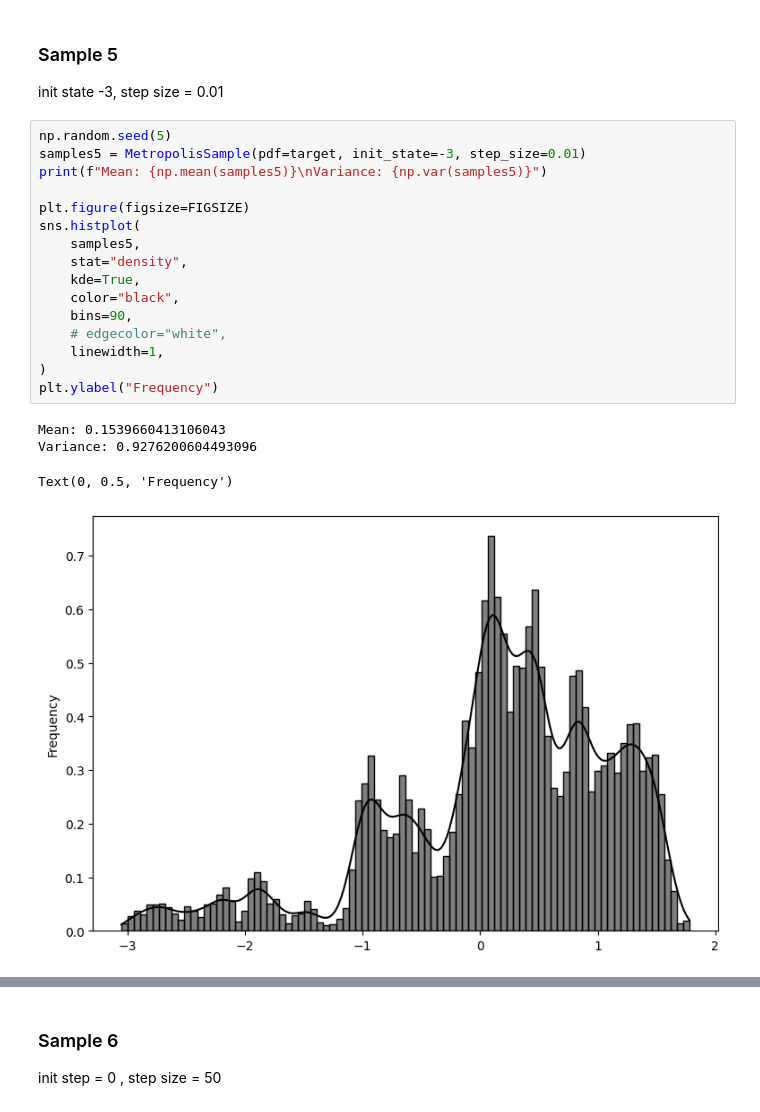
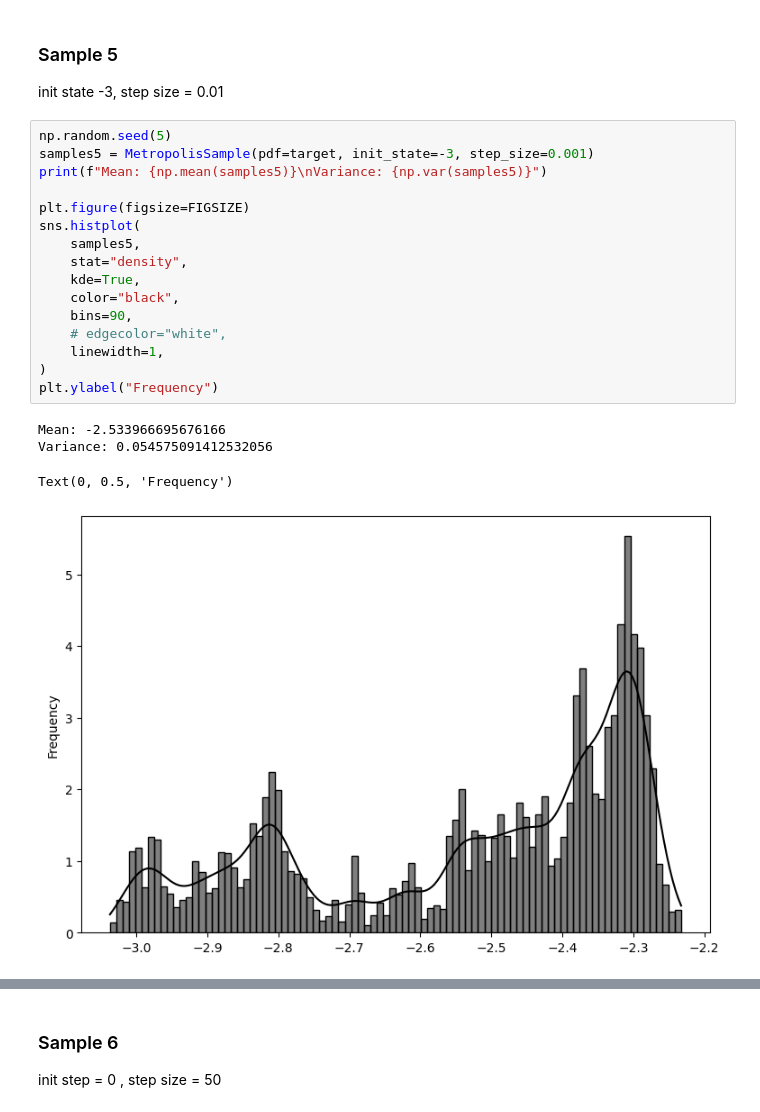
Before and after one commit to AzmainBiswas/Monte_Carlo, a Jupyter notebook: Metropolis-Hastings algorithm/example-1/example1.ipynb, the cells around one changed output, grey strips where cells are left out. Drawn from its saved outputs; the diff is of its cells as text.

```diff
--- a/Metropolis-Hastings algorithm/example-1/example1.ipynb
+++ b/Metropolis-Hastings algorithm/example-1/example1.ipynb
@@ -171,25 +173,25 @@ Text(0, 0.5, 'Accepted Value')
 init state -3, step size = 0.01
 # %%
 np.random.seed(5)
-samples5 = MetropolisSample(pdf=target, init_state=-3, step_size=0.01)
+samples5 = MetropolisSample(pdf=target, init_state=-3, step_size=0.001)
 print(f"Mean: {np.mean(samples5)}\nVariance: {np.var(samples5)}")
 
 plt.figure(figsize=FIGSIZE)
 sns.histplot(
     samples5,
     stat="density",
     kde=True,
     color="black",
     bins=90,
     # edgecolor="white",
     linewidth=1,
 )
 plt.ylabel("Frequency")
 # %% [output]
-Mean: 0.1539660413106043
-Variance: 0.9276200604493096
+Mean: -2.533966695676166
+Variance: 0.054575091412532056
 Text(0, 0.5, 'Frequency')
-[figure, old version]
+[figure, new version]
 # %%
 plt.figure(figsize=(25, 6))
 sns.lineplot(x=range(SAMPLESIZE), y=samples5, color="k", linewidth=1)
```
Also changed, not shown: parts of 4 cells of this notebook, 1 other file.
